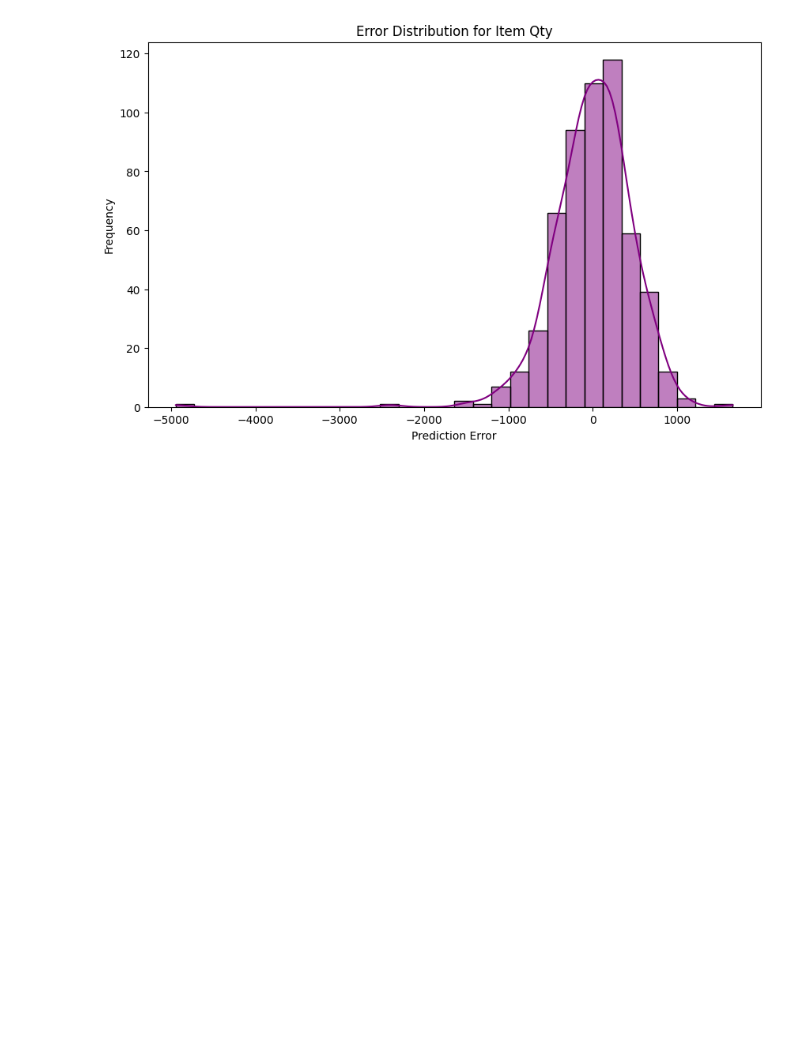
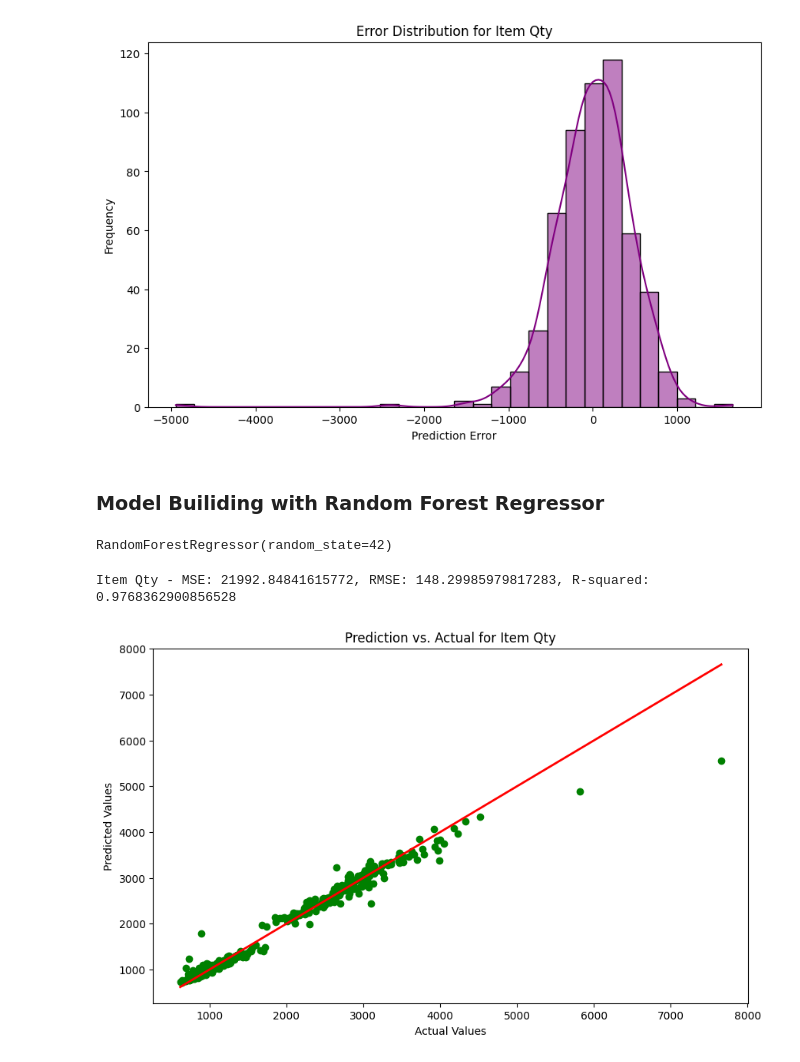
Before and after one commit to RusiruDananga/ML_CW, a Jupyter notebook: src/models/qty_pred_model.ipynb, the cells around one changed output. Drawn from its saved outputs; the diff is of its cells as text; code cells hidden in the pictures; blank space fills up the shorter version.

Commit message:
created the models

```diff
--- a/src/models/qty_pred_model.ipynb
+++ b/src/models/qty_pred_model.ipynb
@@ -144,3 +145,13 @@ plt.title("Error Distribution for Item Qty")
 plt.show()
 # %% [output]
 [figure]
+# %% [markdown]
+### Model Builiding with Random Forest Regressor
+# %%
+# Train the XGBoost model for net_sales
+model_qty = RandomForestRegressor(n_estimators=100, random_state=42)
+model_qty.fit(X_train, y_train_qty)
+# %% [output]
+RandomForestRegressor(random_state=42)
+# %%
+y_train_pred_qty = model_qty.predict(X_train)
@@ -146,0 +163,16 @@ plt.show()
+# %%
+# Print the results
+print(f"Item Qty - MSE: {mse_qty}, RMSE: {rmse_qty}, R-squared: {r2_qty}")
+# %% [output]
+Item Qty - MSE: 21992.84841615772, RMSE: 148.29985979817283, R-squared: 0.9768362900856528
+# %%
+# Prediction vs. Actual Plot for item_qty
+plt.figure(figsize=(10, 6))
+plt.scatter(y_train_qty, y_train_pred_qty, color="green")
+plt.plot([min(y_train_qty), max(y_train_qty)], [min(y_train_qty), max(y_train_qty)], color='red', lw=2)
+plt.xlabel("Actual Values")
+plt.ylabel("Predicted Values")
+plt.title("Prediction vs. Actual for Item Qty")
+plt.show()
+# %% [output]
+[figure, added]
```
Also changed, not shown: parts of 4 cells of this notebook, 7 other files.
